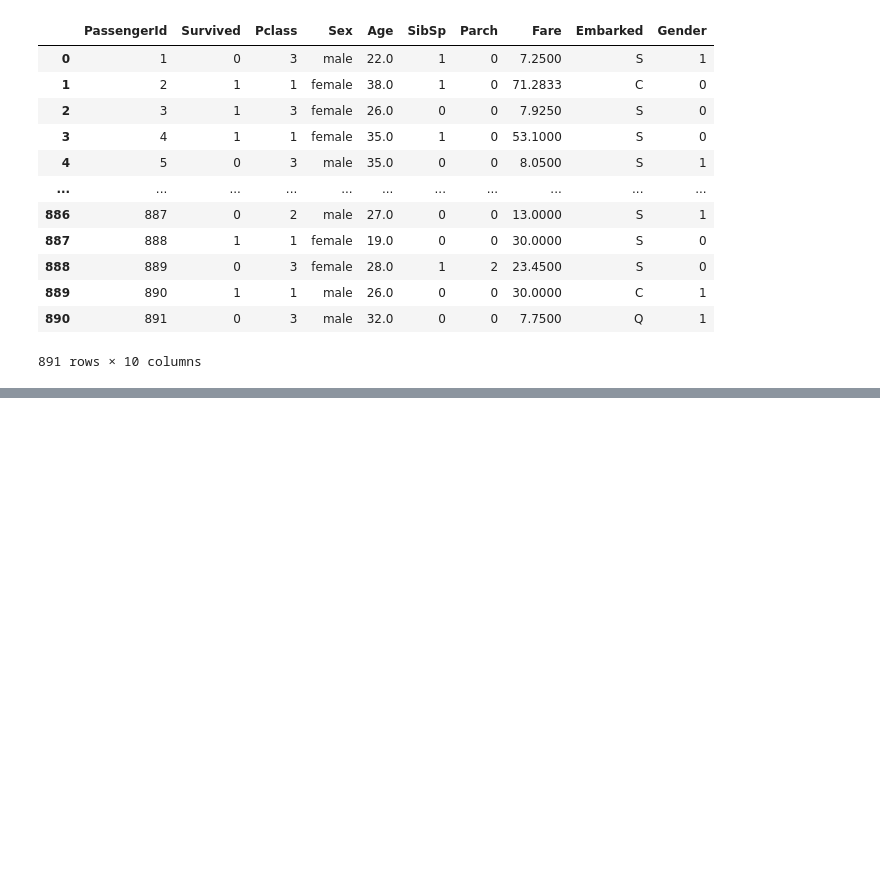
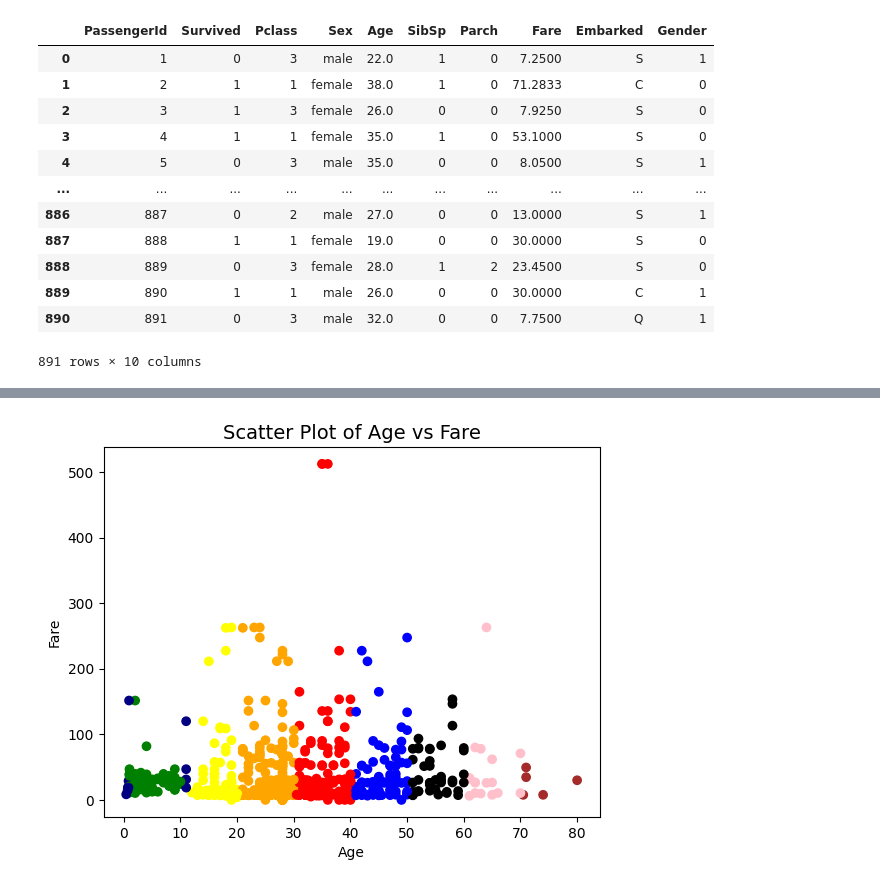
Before and after one commit to naveedfatima/new, a Jupyter notebook: newfile.ipynb, the cells around one changed output, grey strips where cells are left out. Saved outputs shown, nothing was run; the diff lists cells and outputs as text; code cells hidden in the pictures; blank space fills up the shorter version.

```diff
--- a/newfile.ipynb
+++ b/newfile.ipynb
@@ -210,0 +222,36 @@ df
+# %%
+x = df['Age']
+y = df['Fare']
+def colors(col):
+    if 1 <= col['Age'] <= 10:
+        return 'green'
+    elif 11 < col['Age'] <= 20:
+        return 'yellow'
+    elif 20 < col['Age'] <= 30:
+        return 'orange'
+    elif 30 < col['Age'] <= 40:
+        return 'red'
+    elif 40 < col['Age'] <= 50:
+        return 'blue'
+    elif 50 < col['Age'] <= 60:
+        return 'black'
+    elif 60 < col['Age'] <= 70:
+        return 'pink'
+    elif 70 < col['Age'] <= 80:
+        return 'brown'
+    elif 80 < col['Age'] <= 90:
+        return 'purple'
+    elif 90 < col['Age'] <= 100:
+        return 'aqua'
+    else:
+        return 'navy'
+# %%
+df['color'] = df.apply(colors, axis=1)
+# %%
+plt.scatter(x, y, c=df['color'])
+plt.title('Scatter Plot of Age vs Fare', fontsize=14)
+plt.xlabel('Age')
+plt.ylabel('Fare')
+plt.show()
+# %% [output]
+[figure, added]
```
Also changed, not shown: parts of 29 cells of this notebook.
